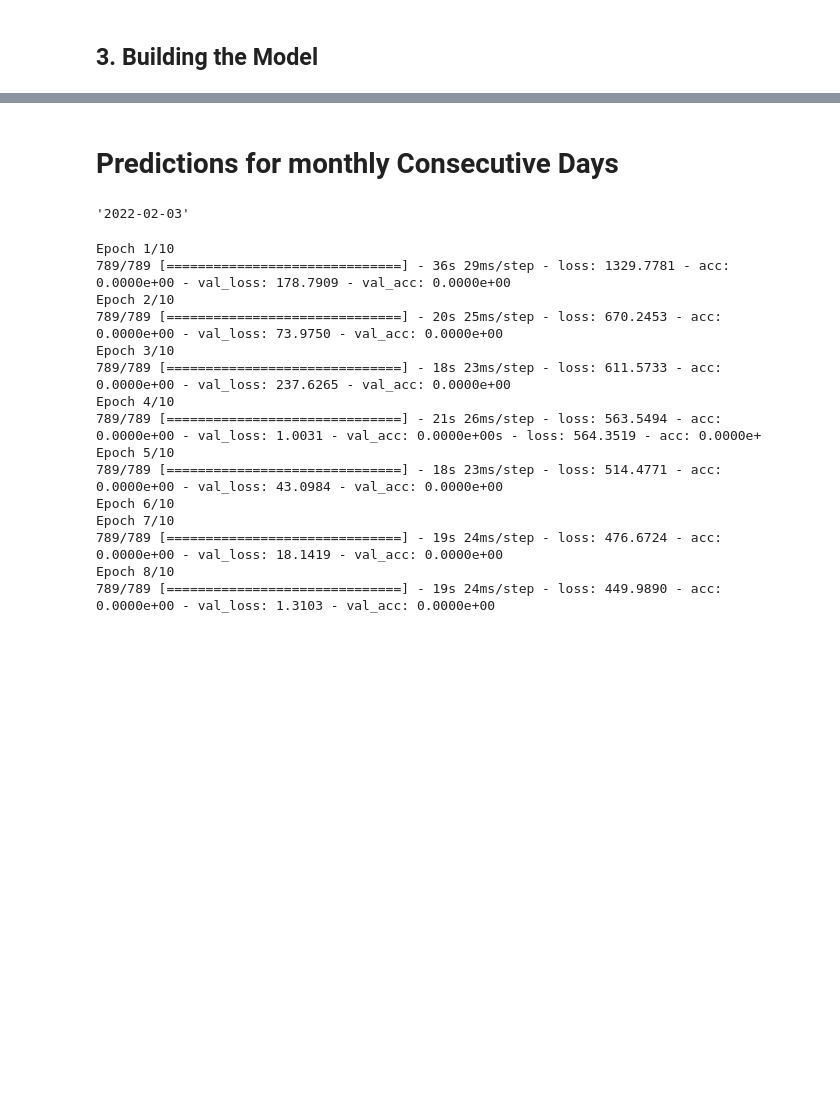
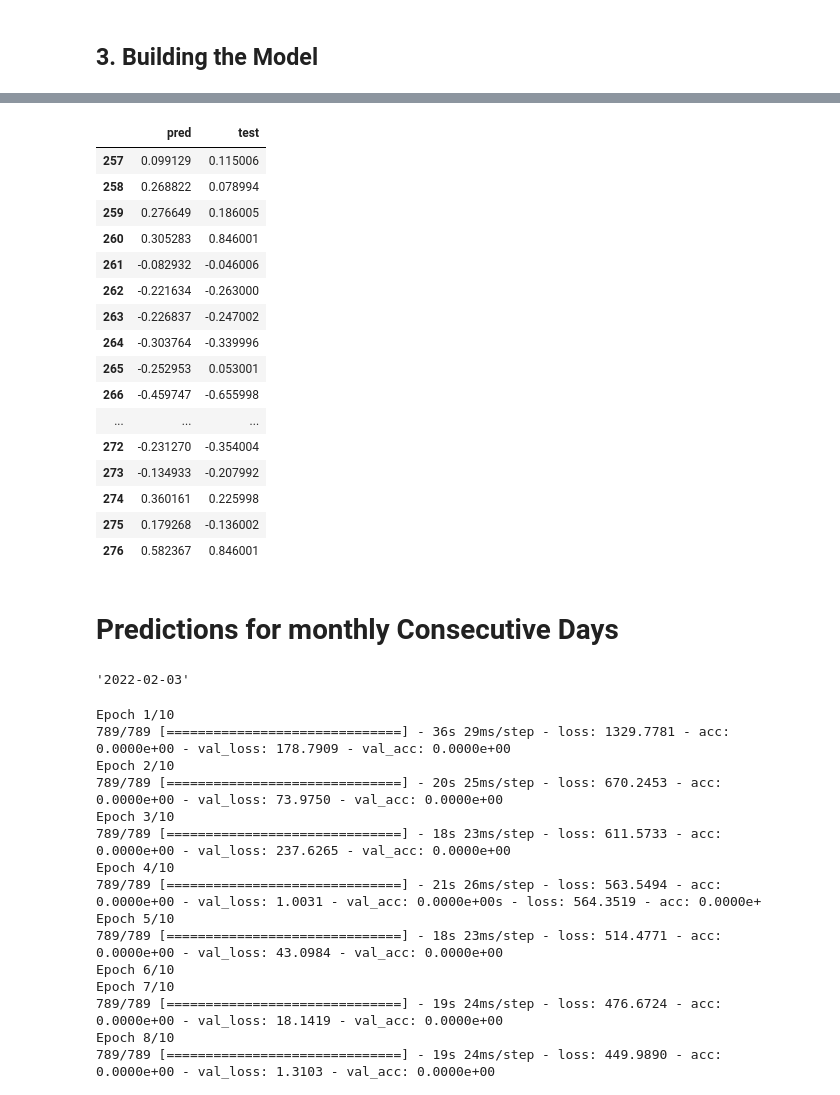
Before and after one commit to ngtinc21/Machine-Learning-Algorithms, a Jupyter notebook: RNN_Example_3_Forex_Rate_Prediction.ipynb, the cells around one changed output, grey strips where cells are left out. Cells and saved outputs as stored; diff of their text form; code cells hidden in the pictures; blank space fills up the shorter version.

```diff
--- a/RNN_Example_3_Forex_Rate_Prediction.ipynb
+++ b/RNN_Example_3_Forex_Rate_Prediction.ipynb
@@ -395,3 +330,26 @@ pd.DataFrame(daily_y_test_change).head()
+# %%
+pd.DataFrame(
+  {'pred': daily_y_pred_change2,
+   'test': daily_y_test_change2
+}).tail(20)
+# %% [output]
+|  | pred | test |
+| 257 | 0.099129 | 0.115006 |
+| 258 | 0.268822 | 0.078994 |
+| 259 | 0.276649 | 0.186005 |
+| 260 | 0.305283 | 0.846001 |
+| 261 | -0.082932 | -0.046006 |
+| 262 | -0.221634 | -0.263000 |
+| 263 | -0.226837 | -0.247002 |
+| 264 | -0.303764 | -0.339996 |
+| 265 | -0.252953 | 0.053001 |
+| 266 | -0.459747 | -0.655998 |
+| ... | ... | ... |
+| 272 | -0.231270 | -0.354004 |
+| 273 | -0.134933 | -0.207992 |
+| 274 | 0.360161 | 0.225998 |
+| 275 | 0.179268 | -0.136002 |
+| 276 | 0.582367 | 0.846001 |
 # %% [markdown]
 # Predictions for monthly Consecutive Days
 # %%
```
Also changed, not shown: parts of 24 cells of this notebook.
